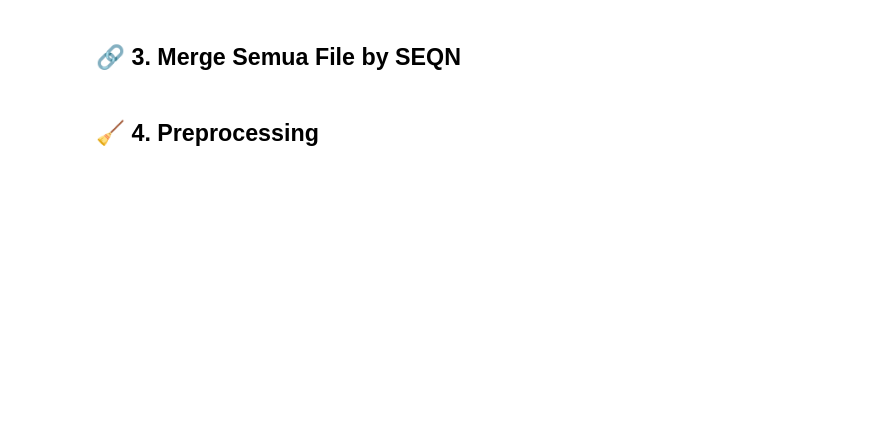
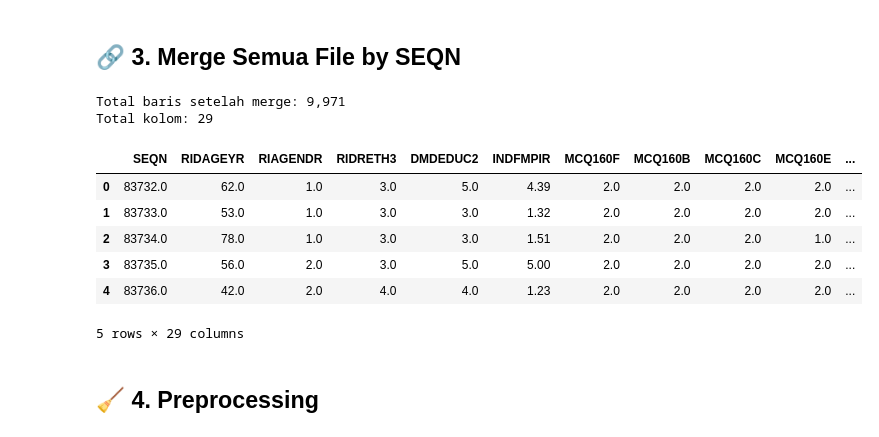
Before and after one commit to Adityamulyaf/NHANES-Stroke-Dataset, a Jupyter notebook: stroke_nhanes.ipynb, the cells around one changed output. Saved outputs shown, nothing was run; the diff lists cells and outputs as text; code cells hidden in the pictures; blank space fills up the shorter version.

```diff
--- a/stroke_nhanes.ipynb
+++ b/stroke_nhanes.ipynb
@@ -52,27 +83,29 @@ print('✅ Semua library berhasil diimport!')
 # %%
-BASE_URL = 'https://wwwn.cdc.gov/nchs/nhanes/2015-2016/'
+import pandas as pd
+import numpy as np
 
+# ─── LOAD SEMUA FILE ─────────────────────────────────────
+dfs = {}
 files = {
-    'demo': 'DEMO_I.XPT',   # Demografi
-    'mcq':  'MCQ_I.XPT',    # Medical Conditions (target: stroke)
-    'bpq':  'BPQ_I.XPT',    # Blood Pressure (hipertensi)
-    'diq':  'DIQ_I.XPT',    # Diabetes
-    'bmx':  'BMX_I.XPT',    # Body Measurements (BMI, lingkar pinggang)
-    'bpx':  'BPX_I.XPT',    # Blood Pressure Exam (tekanan darah)
-    'smq':  'SMQ_I.XPT',    # Smoking
-    'slq':  'SLQ_I.XPT',    # Sleep (NOVELTY 1)
-    'dpq':  'DPQ_I.XPT',    # Depression/Stress PHQ-9 (NOVELTY 2)
-    'paq':  'PAQ_I.XPT',    # Physical Activity (NOVELTY 3)
+    'demo': 'DEMO_I.xpt',
+    'mcq':  'MCQ_I.xpt',
+    'bpq':  'BPQ_I.xpt',
+    'diq':  'DIQ_I.xpt',
+    'bmx':  'BMX_I.xpt',
+    'bpx':  'BPX_I.xpt',
+    'smq':  'SMQ_I.xpt',
+    'slq':  'SLQ_I.xpt',
+    'dpq':  'DPQ_I.xpt',
+    'paq':  'PAQ_I.xpt',
 }
 
-dfs = {}
 for name, filename in files.items():
-    url = BASE_URL + filename
-    print(f'Downloading {filename}...', end=' ')
+    path = DATA_PATH + filename
+    print(f'Loading {filename}...', end=' ')
     try:
-        dfs[name] = pd.read_sas(url, format='xport', encoding='utf-8')
-        print(f'✅ {dfs[name].shape[0]} baris')
+        dfs[name] = pd.read_sas(path, format='xport', encoding='utf-8')
+        print(f'✅ {dfs[name].shape[0]:,} baris, {dfs[name].shape[1]} kolom')
     except Exception as e:
-        print(f'❌ Error: {e}')
+        print(f'❌ {e}')
 
-print('\n✅ Semua file berhasil didownload!')
+print('\n✅ Semua file berhasil diload!')
@@ -79,6 +125,9 @@ print('\n✅ Semua file berhasil didownload!')
 # %% [markdown]
 ## 🔗 3. Merge Semua File by SEQN
 # %%
+import pandas as pd
+import numpy as np
+
 # Pilih kolom relevan dari setiap file
 # ─── DEMOGRAFI ───────────────────────────────────────────
 demo_cols = ['SEQN', 'RIDAGEYR', 'RIAGENDR', 'RIDRETH3', 'DMDEDUC2', 'INDFMPIR']
@@ -97,7 +146,7 @@ diq_cols = ['SEQN', 'DIQ010']
 diq_clean = dfs['diq'][diq_cols].copy()
 
 # ─── PEMERIKSAAN FISIK ───────────────────────────────────
-bmx_cols = ['SEQN', 'BMXBMI', 'BMXWC']
+bmx_cols = ['SEQN', 'BMXBMI', 'BMXWAIST'] # Corrected column name
 bmx_clean = dfs['bmx'][bmx_cols].copy()
 
 bpx_cols = ['SEQN', 'BPXSY1', 'BPXDI1']
@@ -107,33 +156,43 @@ bpx_clean = dfs['bpx'][bpx_cols].copy()
 smq_cols = ['SEQN', 'SMQ020', 'SMQ040']
 smq_clean = dfs['smq'][smq_cols].copy()
 
 # ─── TIDUR (NOVELTY 1) ───────────────────────────────────
 slq_cols = ['SEQN', 'SLD012', 'SLQ030', 'SLQ040', 'SLQ050', 'SLQ120']
 slq_clean = dfs['slq'][slq_cols].copy()
 
 # ─── STRES / PHQ-9 (NOVELTY 2) ───────────────────────────
 dpq_cols = ['SEQN'] + [f'DPQ0{i}0' for i in range(1, 10)]
 dpq_clean = dfs['dpq'][dpq_cols].copy()
 # Buat stress_score = total PHQ-9
 phq_items = [f'DPQ0{i}0' for i in range(1, 10)]
 dpq_clean['stress_score'] = dpq_clean[phq_items].apply(
     lambda row: row[row <= 3].sum() if row.notna().sum() >= 7 else np.nan, axis=1
 )
 dpq_clean = dpq_clean[['SEQN', 'stress_score']]
 
 # ─── AKTIVITAS FISIK (NOVELTY 3) ─────────────────────────
 paq_cols = ['SEQN', 'PAQ605', 'PAD615', 'PAQ650', 'PAQ665', 'PAD680']
 paq_clean = dfs['paq'][paq_cols].copy()
 
 # ─── MERGE SEMUA ─────────────────────────────────────────
 df = demo_clean
 for other in [mcq_clean, bpq_clean, diq_clean, bmx_clean,
               bpx_clean, smq_clean, slq_clean, dpq_clean, paq_clean]:
     df = df.merge(other, on='SEQN', how='left')
 
 print(f'Total baris setelah merge: {df.shape[0]:,}')
 print(f'Total kolom: {df.shape[1]}')
 df.head()
+# %% [output]
+Total baris setelah merge: 9,971
+Total kolom: 29
+|  | SEQN | RIDAGEYR | RIAGENDR | RIDRETH3 | DMDEDUC2 | INDFMPIR | MCQ160F | MCQ160B | MCQ160C | MCQ160E | ... |
+| 0 | 83732.0 | 62.0 | 1.0 | 3.0 | 5.0 | 4.39 | 2.0 | 2.0 | 2.0 | 2.0 | ... |
+| 1 | 83733.0 | 53.0 | 1.0 | 3.0 | 3.0 | 1.32 | 2.0 | 2.0 | 2.0 | 2.0 | ... |
+| 2 | 83734.0 | 78.0 | 1.0 | 3.0 | 3.0 | 1.51 | 2.0 | 2.0 | 2.0 | 1.0 | ... |
+| 3 | 83735.0 | 56.0 | 2.0 | 3.0 | 5.0 | 5.00 | 2.0 | 2.0 | 2.0 | 2.0 | ... |
+| 4 | 83736.0 | 42.0 | 2.0 | 4.0 | 4.0 | 1.23 | 2.0 | 2.0 | 2.0 | 2.0 | ... |
+5 rows × 29 columns
 # %% [markdown]
 ## 🧹 4. Preprocessing
 # %%
```
Also changed, not shown: parts of 23 cells of this notebook, 1 other file.
